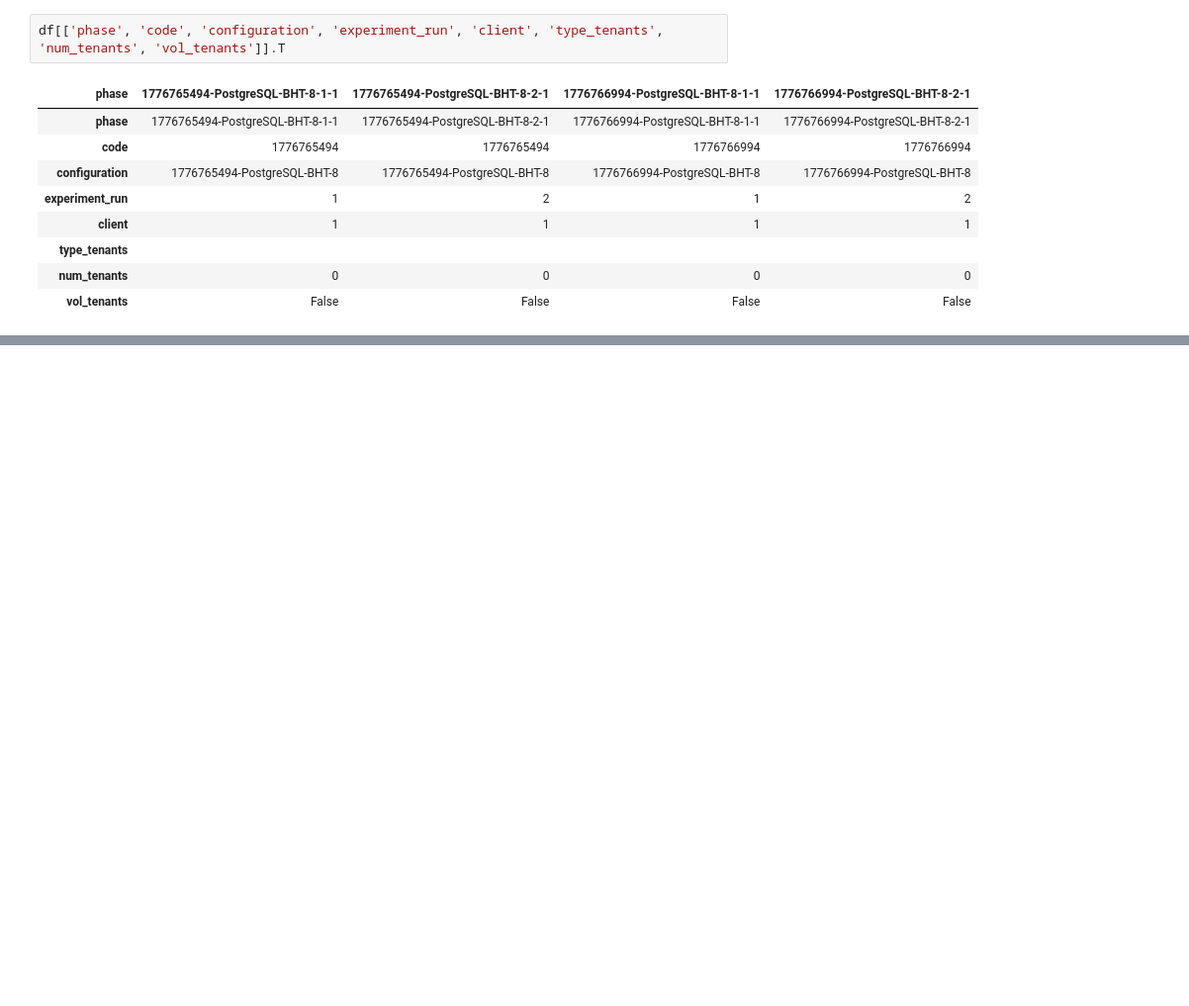
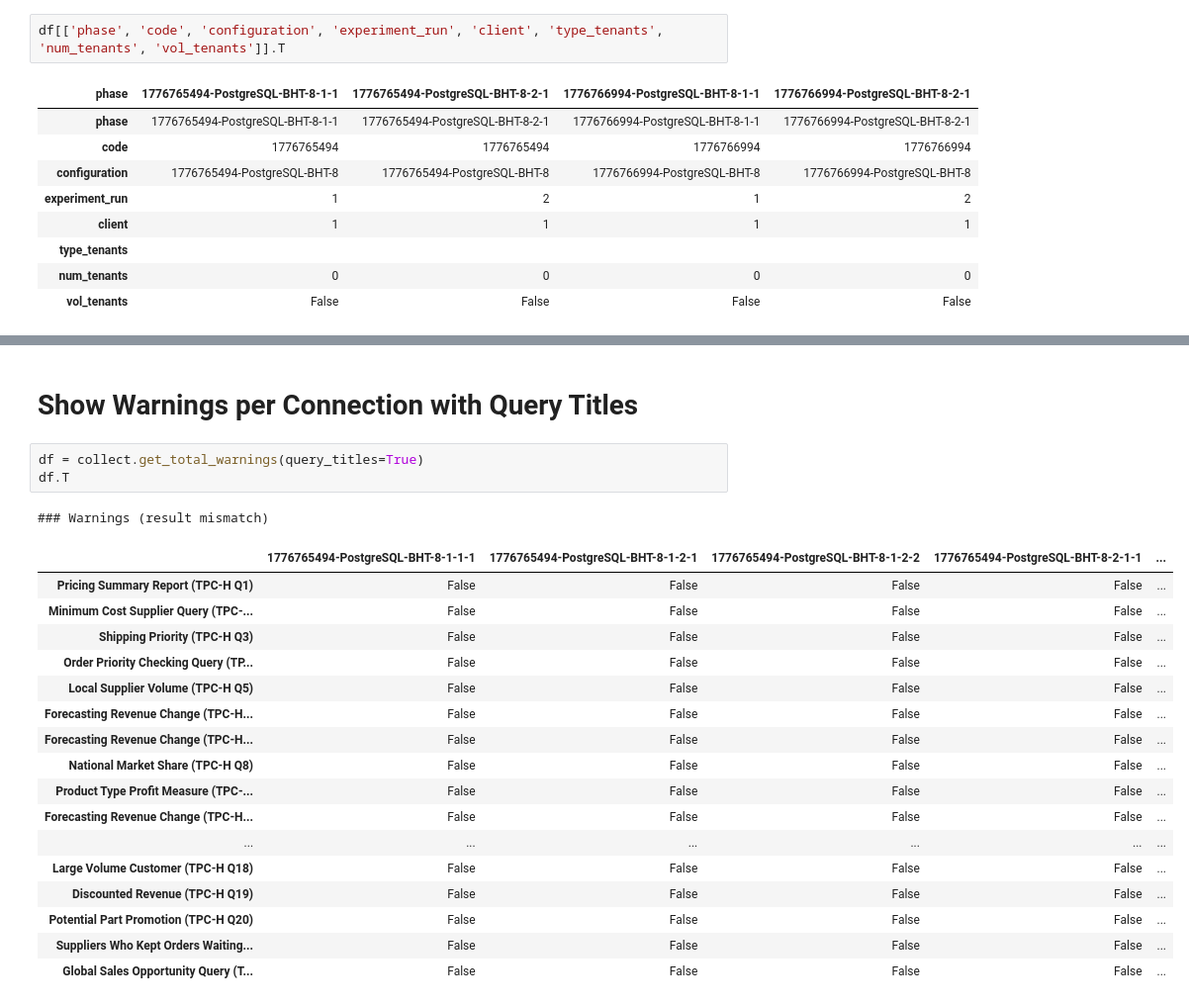
Before and after one commit to Beuth-Erdelt/Benchmark-Experiment-Host-Manager, a Jupyter notebook: dev/Collector-TPC-H.ipynb, the cells around one changed output, grey strips where cells are left out. Shown at 99% size. Drawn from its saved outputs; the diff is of its cells as text; blank space fills up the shorter version.

```diff
--- a/dev/Collector-TPC-H.ipynb
+++ b/dev/Collector-TPC-H.ipynb
@@ -618,0 +694,24 @@ df[['phase', 'code', 'configuration', 'experiment_run', 'client', 'type_tenants'
+# %% [markdown]
+# Show Warnings per Connection with Query Titles
+# %%
+df = collect.get_total_warnings(query_titles=True)
+df.T
+# %% [output]
+### Warnings (result mismatch)
+|  | 1776765494-PostgreSQL-BHT-8-1-1-1 | 1776765494-PostgreSQL-BHT-8-1-2-1 | 1776765494-PostgreSQL-BHT-8-1-2-2 | 1776765494-PostgreSQL-BHT-8-2-1-1 | ... |
+| Pricing Summary Report (TPC-H Q1) | False | False | False | False | ... |
+| Minimum Cost Supplier Query (TPC-... | False | False | False | False | ... |
+| Shipping Priority (TPC-H Q3) | False | False | False | False | ... |
+| Order Priority Checking Query (TP... | False | False | False | False | ... |
+| Local Supplier Volume (TPC-H Q5) | False | False | False | False | ... |
+| Forecasting Revenue Change (TPC-H... | False | False | False | False | ... |
+| Forecasting Revenue Change (TPC-H... | False | False | False | False | ... |
+| National Market Share (TPC-H Q8) | False | False | False | False | ... |
+| Product Type Profit Measure (TPC-... | False | False | False | False | ... |
+| Forecasting Revenue Change (TPC-H... | False | False | False | False | ... |
+| ... | ... | ... | ... | ... | ... |
+| Large Volume Customer (TPC-H Q18) | False | False | False | False | ... |
+| Discounted Revenue (TPC-H Q19) | False | False | False | False | ... |
+| Potential Part Promotion (TPC-H Q20) | False | False | False | False | ... |
+| Suppliers Who Kept Orders Waiting... | False | False | False | False | ... |
+| Global Sales Opportunity Query (T... | False | False | False | False | ... |
```
Also changed, not shown: parts of 10 cells of this notebook, 3 other files.
